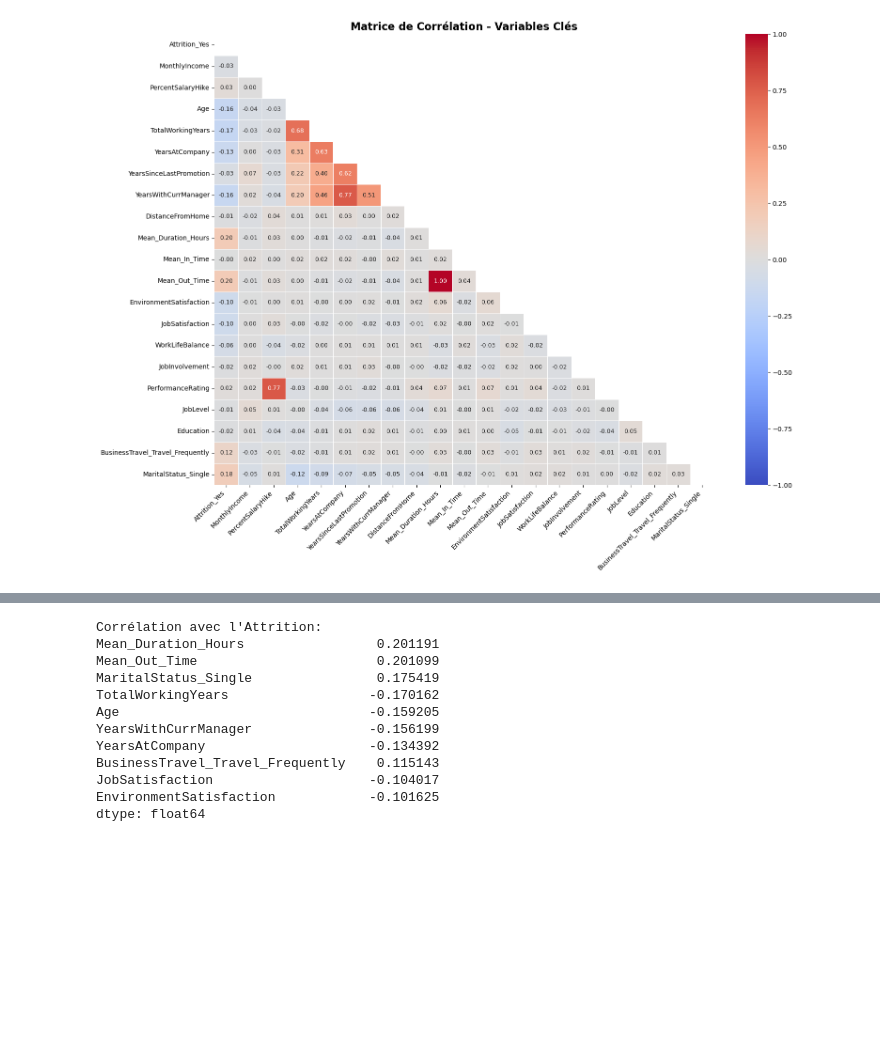
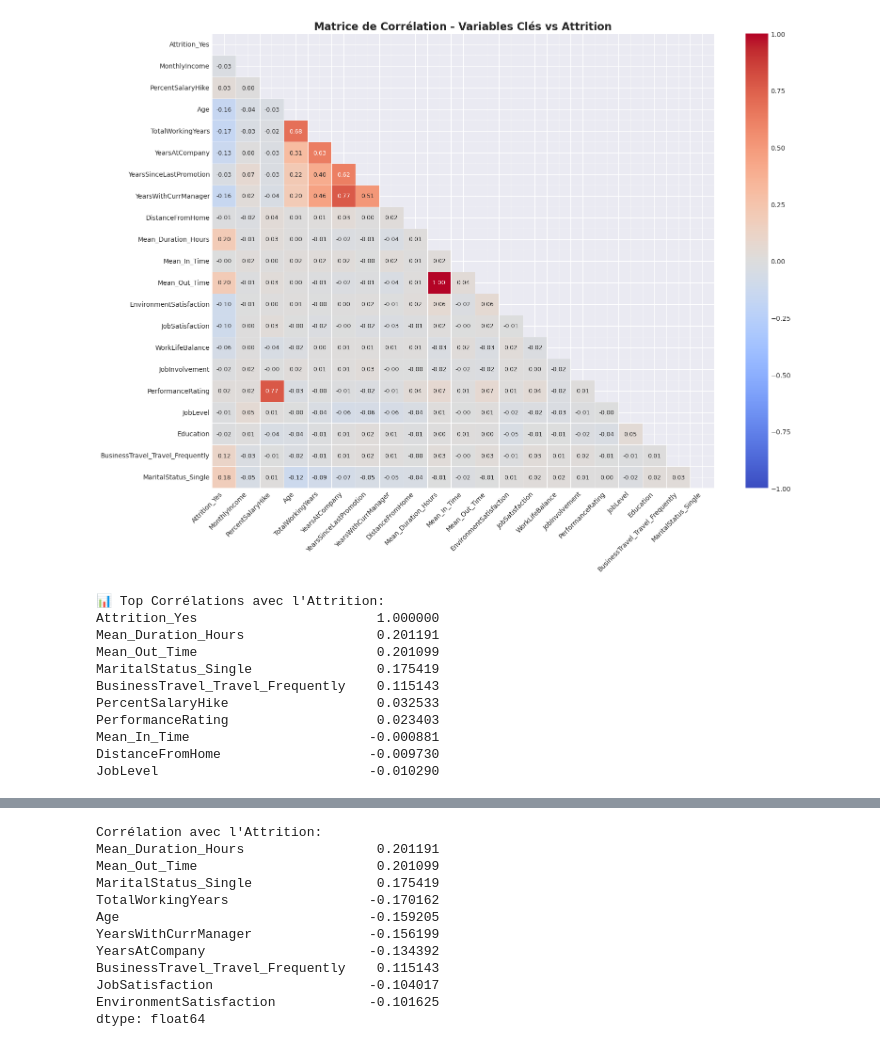
Before and after one commit to AlbanCLV/MachineLearning, a Jupyter notebook: Projet/Classification.ipynb, the cells around one changed output, grey strips where cells are left out. Cells and saved outputs as stored; diff of their text form; code cells hidden in the pictures; blank space fills up the shorter version.

```diff
--- a/Projet/Classification.ipynb
+++ b/Projet/Classification.ipynb
@@ -64,8 +129,9 @@ Total: 4410 lignes
 # %%
-# Brique 4 - Matrice de corrélation sélective
-# Sélection des variables continues, ordinales et de la cible pour éviter une matrice illisible
+# Matrice de corrélation limitée aux variables clés
+# Cette approche rend la matrice lisible en excluant les dummies peu pertinentes
+
 cols_to_correlate = [
-    target_col,  # La cible (ex: Attrition_Yes)
+    target_col,  # La cible (Attrition_Yes)
 
     # Variables Numériques Continues
     'MonthlyIncome', 'PercentSalaryHike', 'Age',
@@ -74,38 +140,56 @@ cols_to_correlate = [
     'Mean_Duration_Hours', 'Mean_In_Time', 'Mean_Out_Time',
 
     # Variables Ordinales
     'EnvironmentSatisfaction', 'JobSatisfaction', 'WorkLifeBalance',
     'JobInvolvement', 'PerformanceRating', 'JobLevel', 'Education',
 
-    # Exemples de dummies très pertinentes
-    'BusinessTravel_Travel_Frequently',
-    'MaritalStatus_Single'
+    # Dummies stratégiques
+    'BusinessTravel_Travel_Frequently', 'MaritalStatus_Single'
 ]
 
-# Ne conserver que les colonnes réellement présentes dans df
+# Filtrage : ne garder que les colonnes existantes
 existing_cols = [c for c in cols_to_correlate if c in df.columns]
 
-# Création de la matrice de corrélation
+# Création de la matrice
 corr_matrix = df[existing_cols].corr()
 
-# Nettoyage visuel de la matrice (triangle supérieur masqué pour plus de clarté)
+# Masque du triangle supérieur pour plus de clarté
 mask = np.triu(np.ones_like(corr_matrix, dtype=bool))
 
+# Visualisation
 plt.figure(figsize=(16, 12))
 sns.heatmap(
     corr_matrix,
     mask=mask,
     annot=True,
     cmap='coolwarm',
     fmt='.2f',
     linewidths=0.5,
     vmin=-1,
     vmax=1,
     annot_kws={"size": 9}
 )
-plt.title('Matrice de Corrélation - Variables Clés', fontsize=16, weight='bold')
+plt.title('Matrice de Corrélation - Variables Clés vs Attrition', fontsize=16, weight='bold')
+plt.xlabel('')
+plt.ylabel('')
 plt.xticks(rotation=45, ha='right')
 plt.tight_layout()
 plt.show()
+
+# Extraction des corrélations avec la cible pour identifier les facteurs clés
+corr_with_target = corr_matrix[target_col].sort_values(ascending=False)
+print("\n📊 Top Corrélations avec l'Attrition:")
+print(corr_with_target.head(10).to_string())
 # %% [output]
-[figure, old version]
+[figure, new version]
+📊 Top Corrélations avec l'Attrition:
+Attrition_Yes                       1.000000
+Mean_Duration_Hours                 0.201191
+Mean_Out_Time                       0.201099
+MaritalStatus_Single                0.175419
+BusinessTravel_Travel_Frequently    0.115143
+PercentSalaryHike                   0.032533
+PerformanceRating                   0.023403
+Mean_In_Time                       -0.000881
+DistanceFromHome                   -0.009730
+JobLevel                           -0.010290
```
Also changed, not shown: parts of 38 cells of this notebook, 6 other files.
